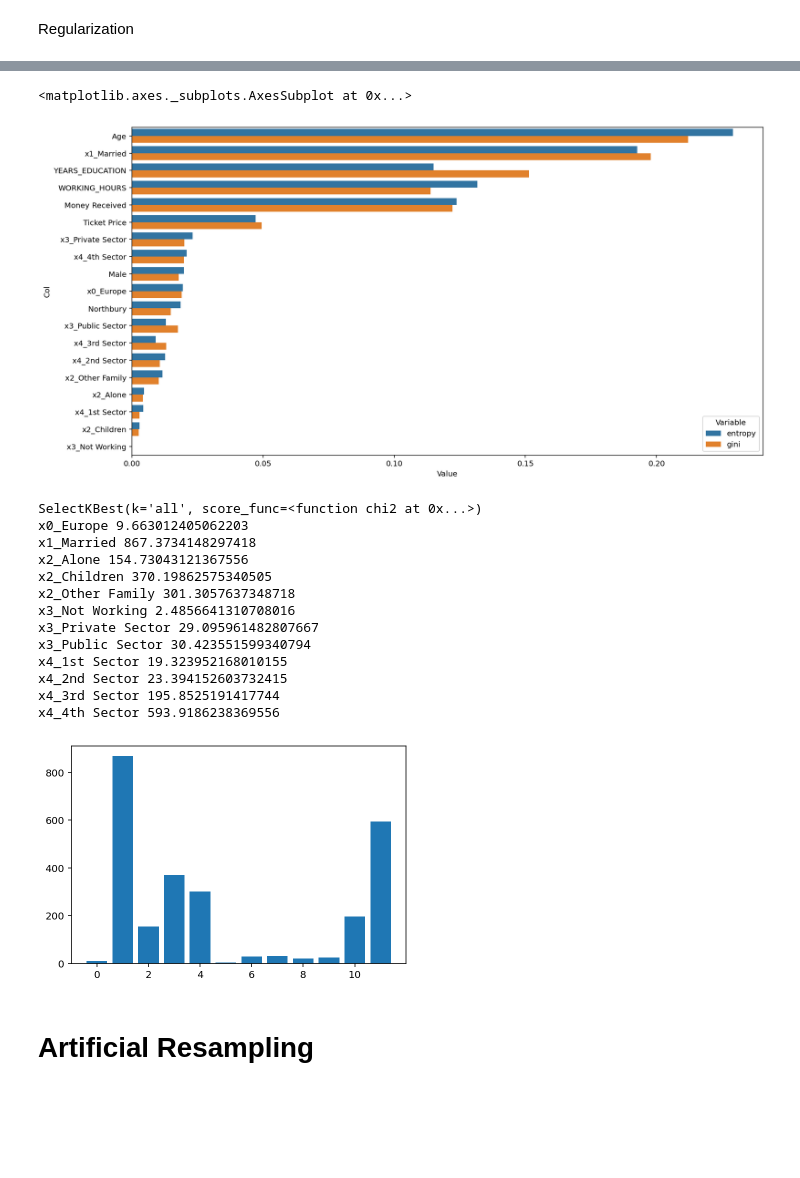
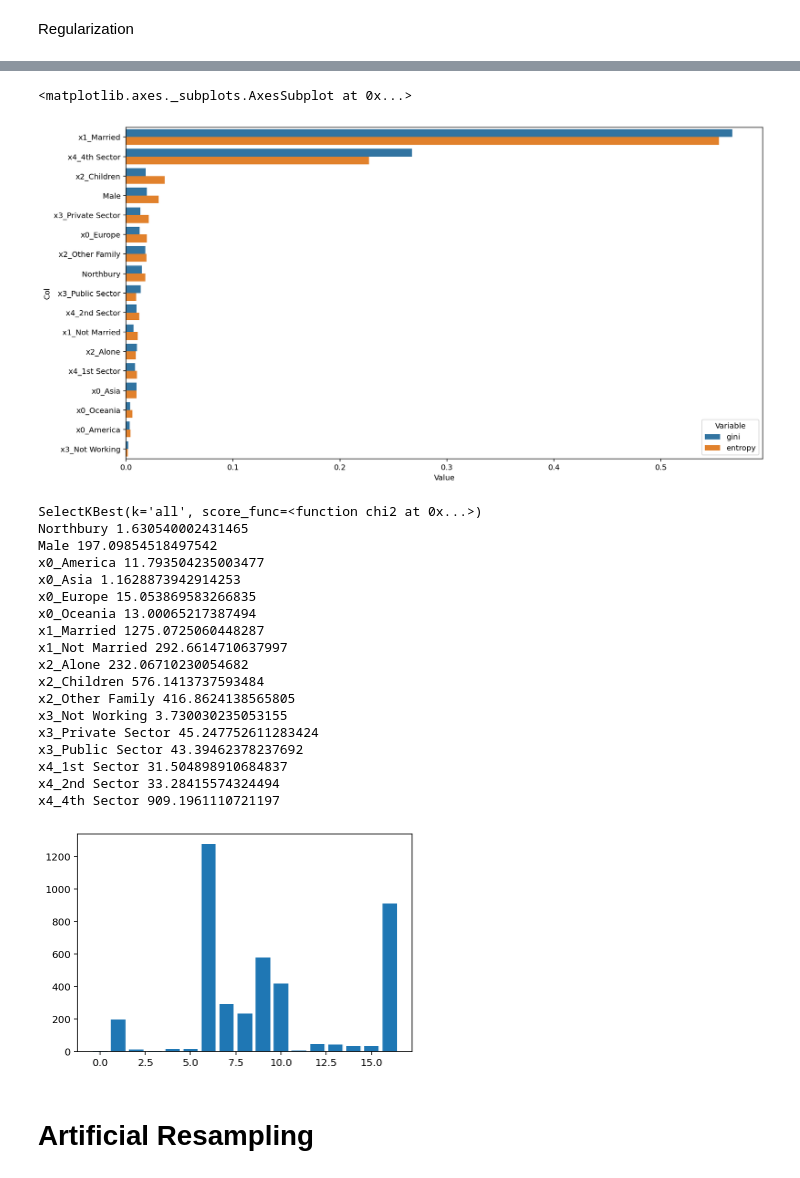
Before and after one commit to martaldsantos/newland_project, a Jupyter notebook: ML_Project-checkpoint.ipynb, the cells around one changed output, grey strips where cells are left out. Drawn from its saved outputs; the diff is of its cells as text; code cells hidden in the pictures; blank space fills up the shorter version.

```diff
--- a/ML_Project-checkpoint.ipynb
+++ b/ML_Project-checkpoint.ipynb
@@ -1029,5 +1096,5 @@ for i in range(100):
 # %%
-Lasso_Reg = Lasso(alpha = Lasso_Best_Alpha.alphas_[pd.DataFrame(Mean_mse_Lasso).idxmin()][0])
+Lasso_Reg = Lasso(alpha = Lasso_Best_Alpha.alpha_)
 Lasso_Reg.fit(X_train, y_train)
 coef_Lasso = pd.Series(Lasso_Reg.coef_, index = X_train.columns)
 coef_Lasso.sort_values()
@@ -1054,11 +1123,6 @@ plot_importance(coef_Lasso, 'Lasso')
 #N sei se faz sentido utilizar isto a 100 por cento pois é uma mistura do ridge e do lasso
 #Mas so pa dizer q fizemos acho fixe, temos é de pesquisar mais sobre isto para justificarmos tudo no report
 
-ElasticNet_Best_Alpha = ElasticNetCV(cv = 10) #Falta colocar uma lista para l1, para optimizarmos tmb esse hyperparam
-ElasticNet_Best_Alpha = ElasticNet_Best_Alpha.fit(X_train, y_train)
+ElasticNet_Best_L1_Alpha = ElasticNetCV(l1_ratio = [.1, .5, .7, .9, .95, .99, 1], cv = 10)
+#N sei bem como justificar as possibilidades de l1_ratio
+ElasticNet_Best_L1_Alpha = ElasticNet_Best_L1_Alpha.fit(X_train, y_train)
-# %%
-Mean_mse_ElasticNet = []
-
-for i in range(100):
-
-    Mean_mse_ElasticNet.append(ElasticNet_Best_Alpha.mse_path_[i].mean())
@@ -1065,5 +1137,5 @@ for i in range(100):
 # %%
-ElasticNet_Reg = ElasticNet(alpha = ElasticNet_Best_Alpha.alphas_[pd.DataFrame(Mean_mse_ElasticNet).idxmin()][0])
+ElasticNet_Reg = ElasticNet(l1_ratio = ElasticNet_Best_L1_Alpha.l1_ratio_, alpha = ElasticNet_Best_L1_Alpha.alpha_)
 ElasticNet_Reg.fit(X_train, y_train)
 coef_ElasticNet = pd.Series(ElasticNet_Reg.coef_, index = X_train.columns)
 coef_ElasticNet.sort_values()
@@ -1159,7 +1237,7 @@ entropy_importance = DecisionTreeClassifier(criterion='entropy').fit(X_train, y_
 #Não percebo metade deste codigo :(
 
 zippy = pd.DataFrame(zip(gini_importance, entropy_importance), columns = ['gini','entropy'])
-zippy['col'] = X_train.columns
+zippy['col'] = X_train[binary].columns
 tidy = zippy.melt(id_vars='col').rename(columns=str.title)
 tidy.sort_values(['Value'], ascending = False, inplace = True)
 
@@ -1167,7 +1245,7 @@ plt.figure(figsize=(15,8))
 sns.barplot(y='Col', x='Value', hue='Variable', data=tidy)
 # %% [output]
 <matplotlib.axes._subplots.AxesSubplot at 0x...>
-[figure, old version]
+[figure, new version]
 # %%
 ##################################################################################################################
 ###################Não esquecer que temos de saber o que cada parametro faz para todas as funções#################
@@ -1176,32 +1254,37 @@ sns.barplot(y='Col', x='Value', hue='Variable', data=tidy)
 # %%
 # não mexam nisto tenho quase a certeza absoluta que funciona e que e assim que se faz mas vou pesquizar melhor
 
 fs = SelectKBest(score_func=chi2, k='all')
-fs.fit(X_train[['x0_Europe','x1_Married','x2_Alone','x2_Children','x2_Other Family','x3_Not Working','x3_Private Sector','x3_Public Sector','x4_1st Sector','x4_2nd Sector','x4_3rd Sector','x4_4th Sector']], y_train)
-X_train_fs = fs.transform(X_train[['x0_Europe','x1_Married','x2_Alone','x2_Children','x2_Other Family','x3_Not Working','x3_Private Sector','x3_Public Sector','x4_1st Sector','x4_2nd Sector','x4_3rd Sector','x4_4th Sector']])
-X_test_fs = fs.transform(X_train[['x0_Europe','x1_Married','x2_Alone','x2_Children','x2_Other Family','x3_Not Working','x3_Private Sector','x3_Public Sector','x4_1st Sector','x4_2nd Sector','x4_3rd Sector','x4_4th Sector']])
-names=list(X_train[['x0_Europe','x1_Married','x2_Alone','x2_Children','x2_Other Family','x3_Not Working','x3_Private Sector','x3_Public Sector','x4_1st Sector','x4_2nd Sector','x4_3rd Sector','x4_4th Sector']].columns)
+fs.fit(X_train[binary], y_train)
+X_train_fs = fs.transform(X_train[binary])
+#X_test_fs = fs.transform(X_train[binary])
+names=list(X_train[binary].columns)
 print(fs)
 for i in range(len(fs.scores_)):
     print(names[i] ,  fs.scores_[i])
 # plot the scores
-pyplot.bar([i for i in range(len(fs.scores_))], fs.scores_)
-pyplot.show()
+plt.bar([i for i in range(len(fs.scores_))], fs.scores_)
+plt.show()
 # %% [output]
 SelectKBest(k='all', score_func=<function chi2 at 0x...>)
-x0_Europe 9.663012405062203
-x1_Married 867.3734148297418
-x2_Alone 154.73043121367556
-x2_Children 370.19862575340505
-x2_Other Family 301.3057637348718
-x3_Not Working 2.4856641310708016
-x3_Private Sector 29.095961482807667
-x3_Public Sector 30.423551599340794
-x4_1st Sector 19.323952168010155
-x4_2nd Sector 23.394152603732415
-x4_3rd Sector 195.8525191417744
-x4_4th Sector 593.9186238369556
+Northbury 1.630540002431465
+Male 197.09854518497542
+x0_America 11.793504235003477
+x0_Asia 1.1628873942914253
+x0_Europe 15.053869583266835
+x0_Oceania 13.00065217387494
+x1_Married 1275.0725060448287
+x1_Not Married 292.6614710637997
+x2_Alone 232.06710230054682
+x2_Children 576.1413737593484
+x2_Other Family 416.8624138565805
+x3_Not Working 3.730030235053155
+x3_Private Sector 45.247752611283424
+x3_Public Sector 43.39462378237692
+x4_1st Sector 31.504898910684837
+x4_2nd Sector 33.28415574324494
+x4_4th Sector 909.1961110721197
-[figure, old version]
+[figure, new version]
 # %% [markdown]
 # **Artificial Resampling**
 # %% [markdown]
```
Also changed, not shown: parts of 72 cells of this notebook.
